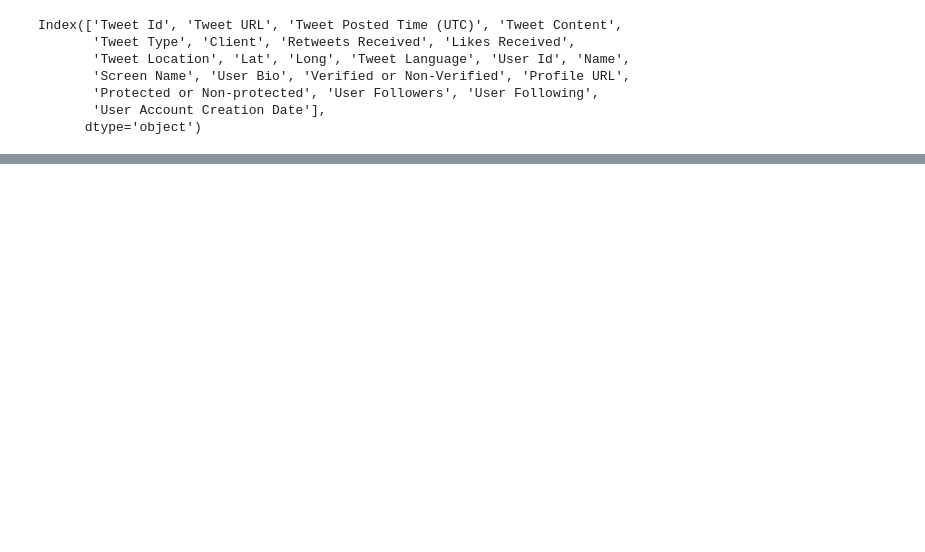
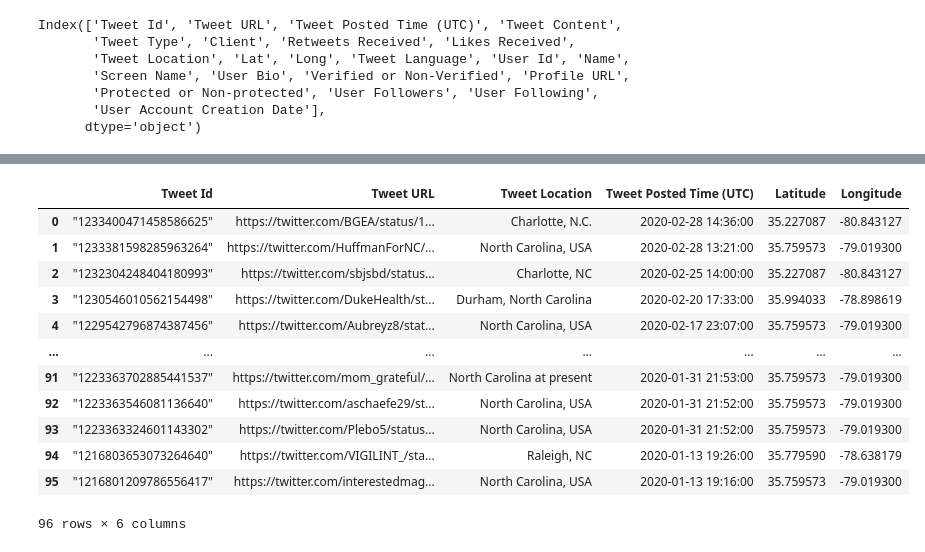
Before and after one commit to znurtokatli/COVID19TweetsDataAnalyzer, a Jupyter notebook: main/UserLocationsAnalysis.ipynb, the cells around one changed output, grey strips where cells are left out. Saved outputs shown, nothing was run; the diff lists cells and outputs as text; code cells hidden in the pictures; blank space fills up the shorter version.

```diff
--- a/main/UserLocationsAnalysis.ipynb
+++ b/main/UserLocationsAnalysis.ipynb
@@ -87,0 +50,26 @@ hotel_df
+# %%
+base_url = "https://maps.googleapis.com/maps/api/geocode/json?"
+params = {"key": gkey}
+
+#places = filtered_df['Tweet Location'].tolist()
+#api_param = [w.replace(' ', '+') for w in places]
+
+
+for index, row in filtered_df.iterrows():
+
+    place = row['Tweet Location']
+
+    params['address'] = f"{place}"
+
+    resp_data = requests.get(base_url, params = params).json()
+
+    try:
+        filtered_df.loc[index, 'Latitude'] = resp_data['results'][0]['geometry']['location']['lat']
+        filtered_df.loc[index, 'Longitude'] = resp_data['results'][0]['geometry']['location']['lng']
+        #lats_list.append(resp_data['results'][0]['geometry']['location']['lat'])
+        #lngs_list.append(resp_data['results'][0]['geometry']['location']['lng'])
+    except (KeyError, IndexError):
+        print("Missing field/result... skipping.")
+        pass
+
+filtered_df.head()
@@ -87,0 +94,19 @@ hotel_df
+# %%
+filtered_df = filtered_df.dropna()
+filtered_df.reset_index(inplace = True)
+del filtered_df['index']
+filtered_df
+# %% [output]
+|  | Tweet Id | Tweet URL | Tweet Location | Tweet Posted Time (UTC) | Latitude | Longitude |
+| 0 | "1233400471458586625" | https://twitter.com/BGEA/status/1... | Charlotte, N.C. | 2020-02-28 14:36:00 | 35.227087 | -80.843127 |
+| 1 | "1233381598285963264" | https://twitter.com/HuffmanForNC/... | North Carolina, USA | 2020-02-28 13:21:00 | 35.759573 | -79.019300 |
+| 2 | "1232304248404180993" | https://twitter.com/sbjsbd/status... | Charlotte, NC | 2020-02-25 14:00:00 | 35.227087 | -80.843127 |
+| 3 | "1230546010562154498" | https://twitter.com/DukeHealth/st... | Durham, North Carolina | 2020-02-20 17:33:00 | 35.994033 | -78.898619 |
+| 4 | "1229542796874387456" | https://twitter.com/Aubreyz8/stat... | North Carolina, USA | 2020-02-17 23:07:00 | 35.759573 | -79.019300 |
+| ... | ... | ... | ... | ... | ... | ... |
+| 91 | "1223363702885441537" | https://twitter.com/mom_grateful/... | North Carolina at present | 2020-01-31 21:53:00 | 35.759573 | -79.019300 |
+| 92 | "1223363546081136640" | https://twitter.com/aschaefe29/st... | North Carolina, USA | 2020-01-31 21:52:00 | 35.759573 | -79.019300 |
+| 93 | "1223363324601143302" | https://twitter.com/Plebo5/status... | North Carolina, USA | 2020-01-31 21:52:00 | 35.759573 | -79.019300 |
+| 94 | "1216803653073264640" | https://twitter.com/VIGILINT_/sta... | Raleigh, NC | 2020-01-13 19:26:00 | 35.779590 | -78.638179 |
+| 95 | "1216801209786556417" | https://twitter.com/interestedmag... | North Carolina, USA | 2020-01-13 19:16:00 | 35.759573 | -79.019300 |
+96 rows × 6 columns
```
Also changed, not shown: parts of 10 cells of this notebook, 1 other file.
